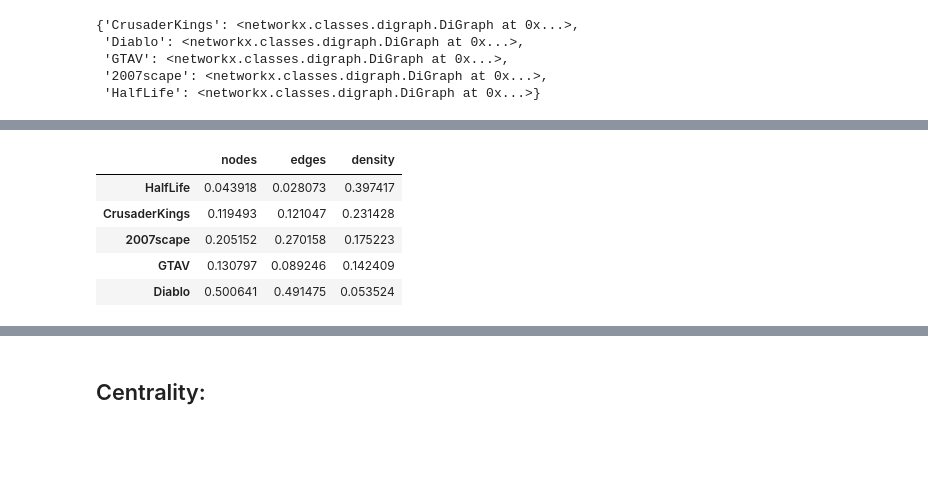
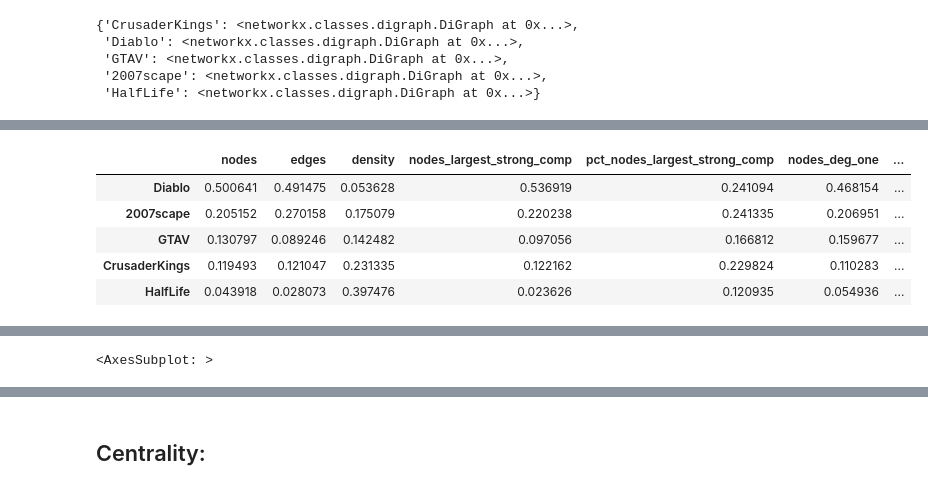
Before and after one commit to ruskirin/reddit-assortativity-analysis, a Jupyter notebook: non-political-subreddits-analysis.ipynb, the cells around one changed output, grey strips where cells are left out. Cells and saved outputs as stored; diff of their text form; code cells hidden in the pictures; blank space fills up the shorter version.

Commit message:
Move base stat functions to analysis.py module

```diff
--- a/non-political-subreddits-analysis.ipynb
+++ b/non-political-subreddits-analysis.ipynb
@@ -172,6 +174,6 @@ nets
  '2007scape': <networkx.classes.digraph.DiGraph at 0x...>,
  'HalfLife': <networkx.classes.digraph.DiGraph at 0x...>}
 # %%
-params_game = pd.DataFrame(index=nets.keys())
+params_game = a.get_graph_base_stats(nets)
 params_game
 # %% [output]
@@ -184,5 +185,0 @@ params_game
-# %%
-params_game['nodes'] = {n: nx.number_of_nodes(g) for n,g in nets.items()}.values()
-params_game['edges'] = {n: nx.number_of_edges(g) for n,g in nets.items()}.values()
-params_game['density'] = {n: nx.density(g) for n,g in nets.items()}.values()
-params_game.sort_values(by=['nodes'], axis=0, ascending=False)
@@ -196,12 +186,12 @@ params_game.sort_values(by=['nodes'], axis=0, ascending=False)
 # %%
 # Normalize the node, edge, and density values for each subreddit relative to
 #   total sum across all the subreddits
-normalized_params = params_game.apply(lambda x: x/sum(x), axis=0).sort_values(by=['density'], axis=0, ascending=False)
+normalized_params = a.normalize_over_sum(params_game, sort_by=['nodes', 'edges'])
 normalized_params
 # %% [output]
-|  | nodes | edges | density |
-| HalfLife | 0.043918 | 0.028073 | 0.397417 |
-| CrusaderKings | 0.119493 | 0.121047 | 0.231428 |
-| 2007scape | 0.205152 | 0.270158 | 0.175223 |
-| GTAV | 0.130797 | 0.089246 | 0.142409 |
-| Diablo | 0.500641 | 0.491475 | 0.053524 |
+|  | nodes | edges | density | nodes_largest_strong_comp | pct_nodes_largest_strong_comp | nodes_deg_one | ... |
+| Diablo | 0.500641 | 0.491475 | 0.053628 | 0.536919 | 0.241094 | 0.468154 | ... |
+| 2007scape | 0.205152 | 0.270158 | 0.175079 | 0.220238 | 0.241335 | 0.206951 | ... |
+| GTAV | 0.130797 | 0.089246 | 0.142482 | 0.097056 | 0.166812 | 0.159677 | ... |
+| CrusaderKings | 0.119493 | 0.121047 | 0.231335 | 0.122162 | 0.229824 | 0.110283 | ... |
+| HalfLife | 0.043918 | 0.028073 | 0.397476 | 0.023626 | 0.120935 | 0.054936 | ... |
@@ -227,0 +205,5 @@ fig.tight_layout()
+# %%
+plt.cla()
+sns.heatmap(normalized_params, cmap=sns.color_palette("light:b", as_cmap=True))
+# %% [output]
+<AxesSubplot: >
```
Also changed, not shown: parts of 15 cells of this notebook, 3 other files.
